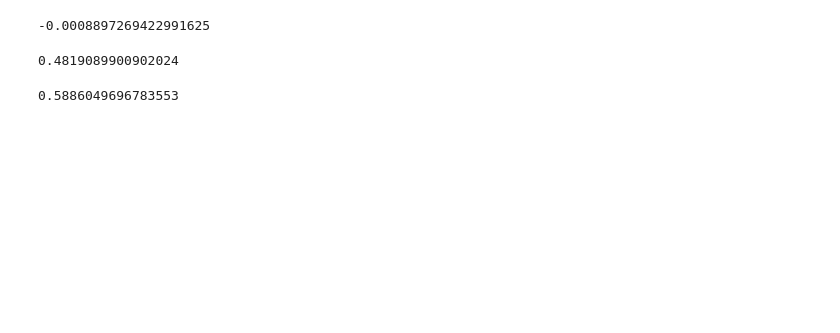
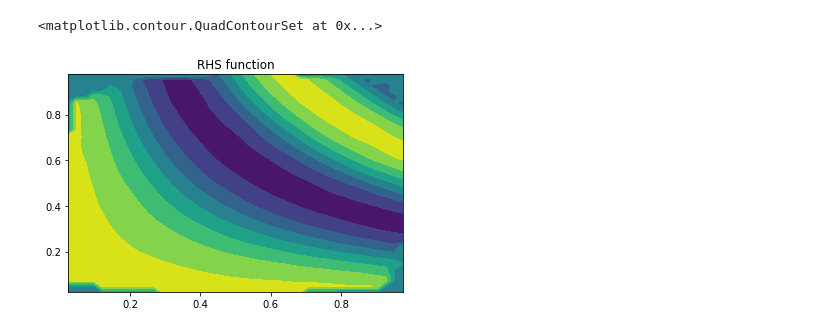
Before and after one commit to cade-b/kernel-pdes, a Jupyter notebook: basic_example.ipynb, the cells around one changed output. Saved outputs shown, nothing was run; the diff lists cells and outputs as text; code cells hidden in the pictures; blank space fills up the shorter version.

```diff
--- a/basic_example.ipynb
+++ b/basic_example.ipynb
@@ -32,6 +53,0 @@ Array(0.00193467, dtype=float64)
-# %%
-x=jnp.array([1.,2.],dtype='float64')
-y=jnp.array([0.1,-1],dtype='float64')
-
-def lap1(x,y):
-    return jnp.trace(hf1(x,y))
@@ -62,12 +53,0 @@ epsy=np.array([0,h])
-# %%
-(rbf.apply(x+epsy,y)+rbf.apply(x-epsy,y)-2*rbf.apply(x,y))/(h**2)
-# %% [output]
--0.0008897269422991625
-# %%
-rbf.apply(x+epsy,y)
-# %% [output]
-0.4819089900902024
-# %%
-rbf.apply(x-epsy,y)
-# %% [output]
-0.5886049696783553
@@ -73,0 +68,14 @@ rbf.apply(x-epsy,y)
+# %%
+def rhs_func(x):
+    sigma=0.05
+    return jnp.exp(-jnp.sum((x-jnp.array([0.5,0.5]))**2,axis=1)/(2*sigma**2))/(sigma)
+
+def rhs_func(x):
+    return np.cos(10*x[:,0]*x[:,1])
+
+xgrid,ygrid,f_rhs = resample(interior_points,rhs_func(interior_points))
+plt.title("RHS function")
+plt.contourf(xgrid,ygrid,f_rhs)
+# %% [output]
+<matplotlib.contour.QuadContourSet at 0x...>
+[figure, added]
```
Also changed, not shown: parts of 19 cells of this notebook.
